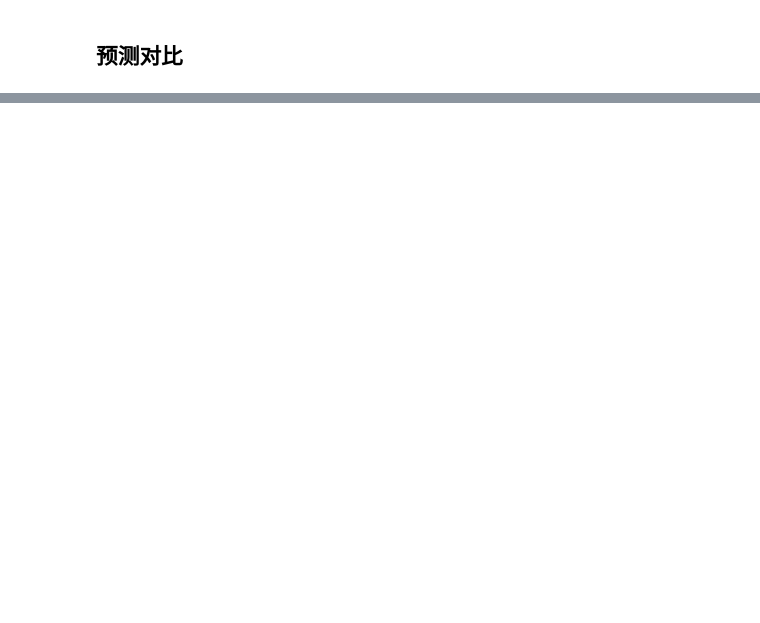
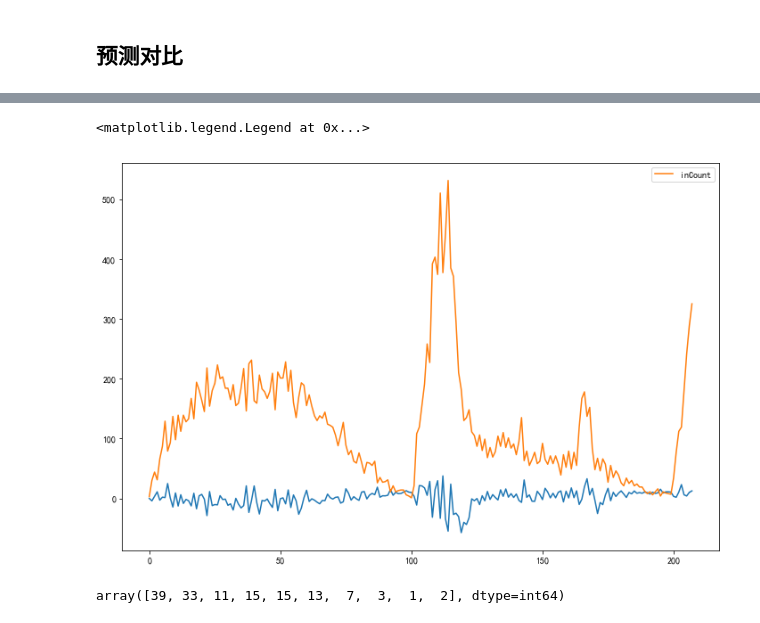
Before and after one commit to lvyuhong/Metro, a Jupyter notebook: AMRAModle.ipynb, the cells around one changed output, grey strips where cells are left out. Cells and saved outputs as stored; diff of their text form; code cells hidden in the pictures; blank space fills up the shorter version.

```diff
--- a/AMRAModle.ipynb
+++ b/AMRAModle.ipynb
@@ -296,0 +236,2 @@ See the caveats in the documentation: http://pandas.pydata.org/pandas-docs/stabl
+# %%
+line.set_index('time',inplace=Trueue)
@@ -297,3 +249,6 @@ See the caveats in the documentation: http://pandas.pydata.org/pandas-docs/stabl
+# %%
+line.set_index('time2',inplace=True)
+ts2 = line['inCount']
 # %%
 #模型检验：模型确立后，检验其残差序列是否为白噪声
 lagnum=12#残差延迟个数
@@ -340,3 +304,17 @@ print(score)
+# %%
+plt.figure(figsize=(12,8))
+plt.plot(tempModel.fittedvalues.values[0:208])
+plt.plot(ts[0:208])
+# plt.plot(test_predict[0],label='test')
+# plt.plot(ts2[-104:].values,label='train')
+plt.legend()
+# %% [output]
+<matplotlib.legend.Legend at 0x...>
+[figure, added]
+# %%
+ts2[-10:].values
+# %% [output]
+array([39, 33, 11, 15, 15, 13,  7,  3,  1,  2], dtype=int64)
 # %%
 # https://blog.csdn.net/duxu24/article/details/52079901
 # https://blog.csdn.net/u011596455/article/details/78650458
```
Also changed, not shown: parts of 36 cells of this notebook, 2 other files.
